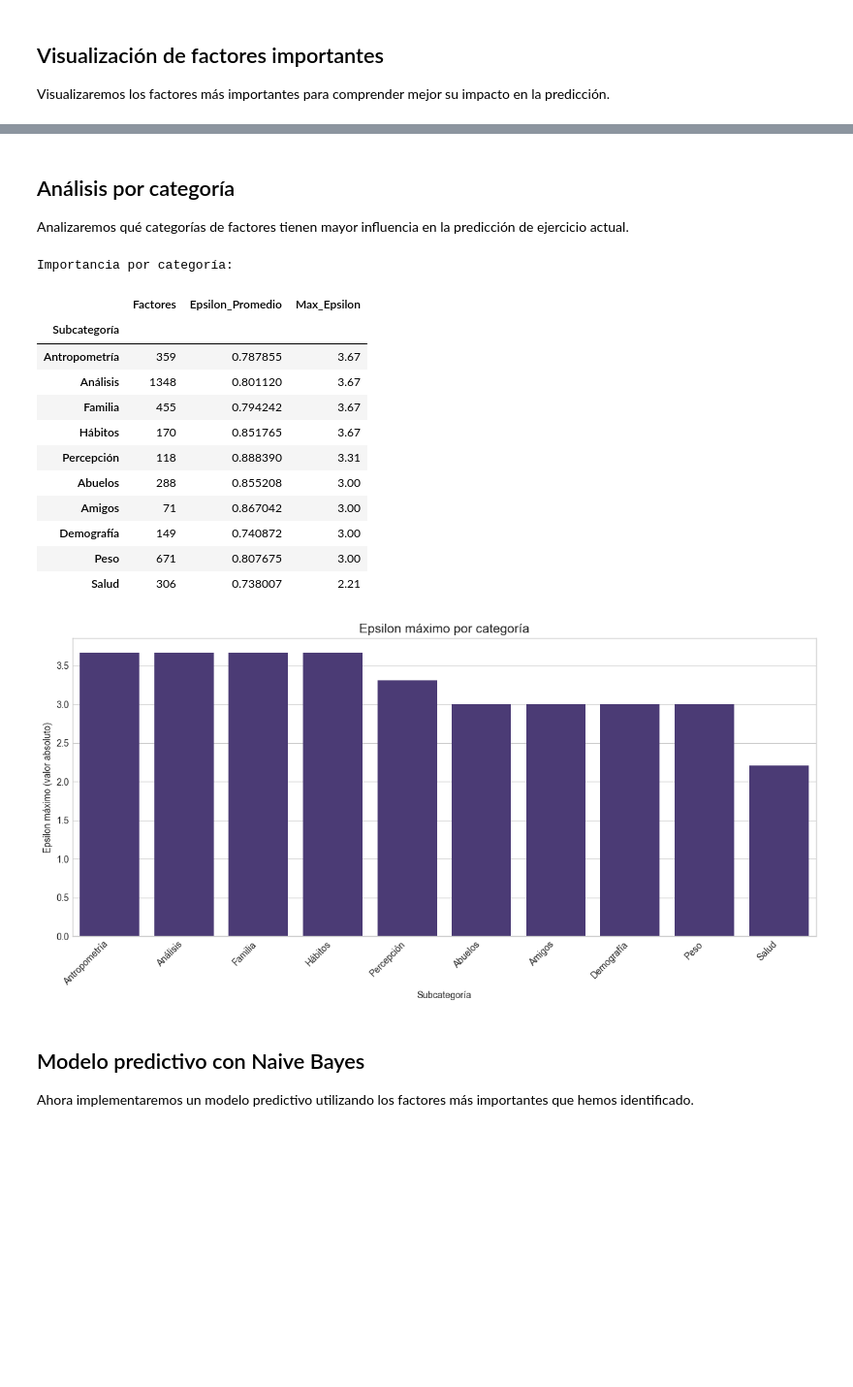
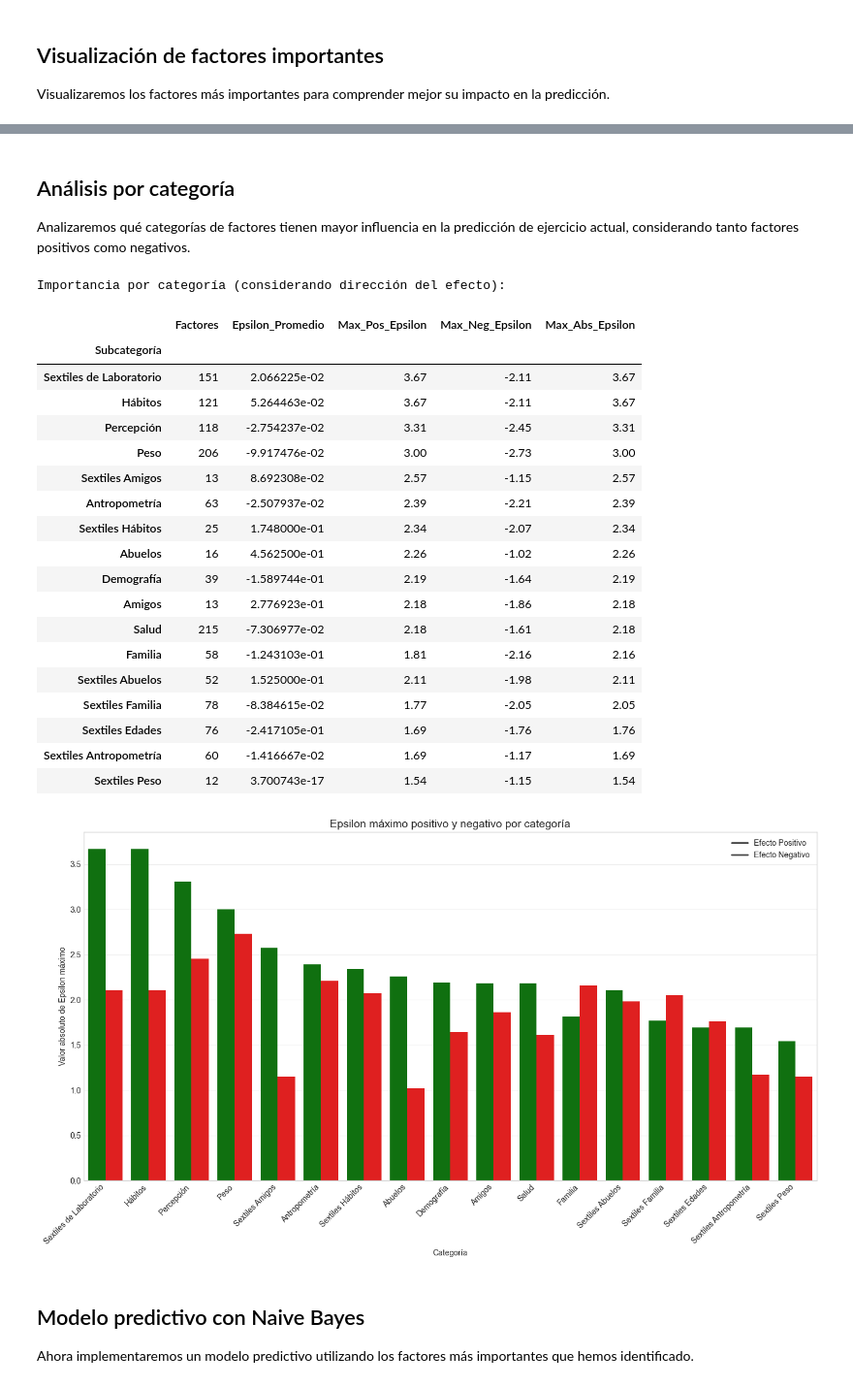
Before and after one commit to ThanosDrossos/MineriaDatosUNAM, a Jupyter notebook: code/proyecto final/bayes_ejercicio.ipynb, the cells around one changed output, grey strips where cells are left out. Shown at 97% size. Cells and saved outputs as stored; diff of their text form; code cells hidden in the pictures; blank space fills up the shorter version.

```diff
--- a/code/proyecto final/bayes_ejercicio.ipynb
+++ b/code/proyecto final/bayes_ejercicio.ipynb
@@ -119,7 +119,9 @@ variables_excluidas = [
     'dis10_dian', 'dis10_dia', 'dis20_dian', 'dis20_dia', 'dis30_dian', 'dis30_dia', 'pesas_act', 'aero_act',
     'camin_act', 'corre_act', 'atle_act', 'dcont_act',
     'beis_act', 'fut_act', 'basq_act', 'bail_act', 'bici_act', 'natac_act',
-    'raq_act', 'otro_act', 'ning_act', 'nqr_act'
+    'raq_act', 'otro_act', 'ning_act', 'nqr_act',
+    # También excluimos variables de fecha y hora de procedimiento
+    'dia_proc', 'mes_proc', 'hora_proc', 'min_proc'
 ]
 
 # Define exercise-related variables to exclude from analysis
@@ -350,41 +920,61 @@ Passing `palette` without assigning `hue` is deprecated and will be removed in v
 # %% [markdown]
 ## Análisis por categoría
 
-Analizaremos qué categorías de factores tienen mayor influencia en la predicción de ejercicio actual.
+Analizaremos qué categorías de factores tienen mayor influencia en la predicción de ejercicio actual, considerando tanto factores positivos como negativos.
 # %%
-# Agrupar por categoría
+# Agrupar por categoría, manteniendo dirección del efecto
 category_results = results_df.groupby('Subcategoría').agg(
     Factores=('Descripción', 'count'),
-    Epsilon_Promedio=('Epsilon', lambda x: abs(x).mean()),
-    Max_Epsilon=('Epsilon', lambda x: abs(x).max())
-).sort_values(by='Max_Epsilon', ascending=False)
+    Epsilon_Promedio=('Epsilon', 'mean'),
+    Max_Pos_Epsilon=('Epsilon', lambda x: x[x > 0].max() if any(x > 0) else 0),
+    Max_Neg_Epsilon=('Epsilon', lambda x: x[x < 0].min() if any(x < 0) else 0),
+    Max_Abs_Epsilon=('Epsilon', lambda x: abs(x).max())
+).sort_values(by='Max_Abs_Epsilon', ascending=False)
 
-print("Importancia por categoría:")
+print("Importancia por categoría (considerando dirección del efecto):")
 display(category_results)
 
-# Visualizar epsilon máximo por categoría
-plt.figure(figsize=(12, 6))
-sns.barplot(x=category_results.index, y='Max_Epsilon', data=category_results)
-plt.title('Epsilon máximo por categoría', fontsize=14)
+# Visualizar epsilon máximo por categoría (positivo y negativo)
+plt.figure(figsize=(14, 8))
+
+# Preparar datos para gráfico
+plot_data = pd.DataFrame({
+    'Categoría': category_results.index,
+    'Max_Pos': category_results['Max_Pos_Epsilon'],
+    'Max_Neg': category_results['Max_Neg_Epsilon'].abs()  # Tomamos valor absoluto para visualización
+}).melt(id_vars='Categoría', var_name='Tipo', value_name='Epsilon')
+
+# Crear gráfico de barras agrupadas
+sns.barplot(x='Categoría', y='Epsilon', hue='Tipo', data=plot_data, palette=['green', 'red'])
+plt.title('Epsilon máximo positivo y negativo por categoría', fontsize=14)
 plt.xticks(rotation=45, ha='right')
-plt.ylabel('Epsilon máximo (valor absoluto)')
+plt.ylabel('Valor absoluto de Epsilon máximo')
+plt.legend(title='', labels=['Efecto Positivo', 'Efecto Negativo'])
+plt.grid(axis='y', alpha=0.3)
 plt.tight_layout()
 plt.show()
 # %% [output]
-Importancia por categoría:
+Importancia por categoría (considerando dirección del efecto):
-|  | Factores | Epsilon_Promedio | Max_Epsilon |
-| Subcategoría |  |  |  |
-| Antropometría | 359 | 0.787855 | 3.67 |
-| Análisis | 1348 | 0.801120 | 3.67 |
-| Familia | 455 | 0.794242 | 3.67 |
-| Hábitos | 170 | 0.851765 | 3.67 |
-| Percepción | 118 | 0.888390 | 3.31 |
-| Abuelos | 288 | 0.855208 | 3.00 |
-| Amigos | 71 | 0.867042 | 3.00 |
-| Demografía | 149 | 0.740872 | 3.00 |
-| Peso | 671 | 0.807675 | 3.00 |
-| Salud | 306 | 0.738007 | 2.21 |
+|  | Factores | Epsilon_Promedio | Max_Pos_Epsilon | Max_Neg_Epsilon | Max_Abs_Epsilon |
+| Subcategoría |  |  |  |  |  |
+| Sextiles de Laboratorio | 151 | 2.066225e-02 | 3.67 | -2.11 | 3.67 |
+| Hábitos | 121 | 5.264463e-02 | 3.67 | -2.11 | 3.67 |
+| Percepción | 118 | -2.754237e-02 | 3.31 | -2.45 | 3.31 |
+| Peso | 206 | -9.917476e-02 | 3.00 | -2.73 | 3.00 |
+| Sextiles Amigos | 13 | 8.692308e-02 | 2.57 | -1.15 | 2.57 |
+| Antropometría | 63 | -2.507937e-02 | 2.39 | -2.21 | 2.39 |
+| Sextiles Hábitos | 25 | 1.748000e-01 | 2.34 | -2.07 | 2.34 |
+| Abuelos | 16 | 4.562500e-01 | 2.26 | -1.02 | 2.26 |
+| Demografía | 39 | -1.589744e-01 | 2.19 | -1.64 | 2.19 |
+| Amigos | 13 | 2.776923e-01 | 2.18 | -1.86 | 2.18 |
+| Salud | 215 | -7.306977e-02 | 2.18 | -1.61 | 2.18 |
+| Familia | 58 | -1.243103e-01 | 1.81 | -2.16 | 2.16 |
+| Sextiles Abuelos | 52 | 1.525000e-01 | 2.11 | -1.98 | 2.11 |
+| Sextiles Familia | 78 | -8.384615e-02 | 1.77 | -2.05 | 2.05 |
+| Sextiles Edades | 76 | -2.417105e-01 | 1.69 | -1.76 | 1.76 |
+| Sextiles Antropometría | 60 | -1.416667e-02 | 1.69 | -1.17 | 1.69 |
+| Sextiles Peso | 12 | 3.700743e-17 | 1.54 | -1.15 | 1.54 |
-[figure, old version]
+[figure, new version]
 # %% [markdown]
 ## Modelo predictivo con Naive Bayes
 
```
Also changed, not shown: parts of 19 cells of this notebook.
